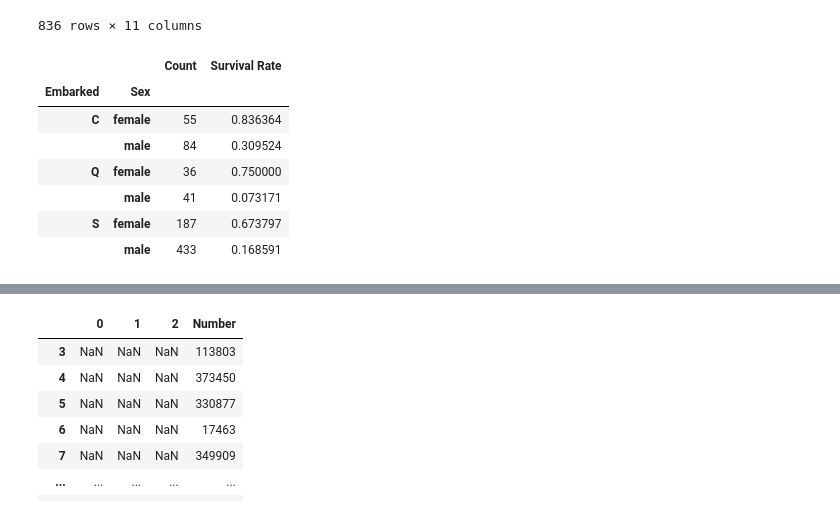
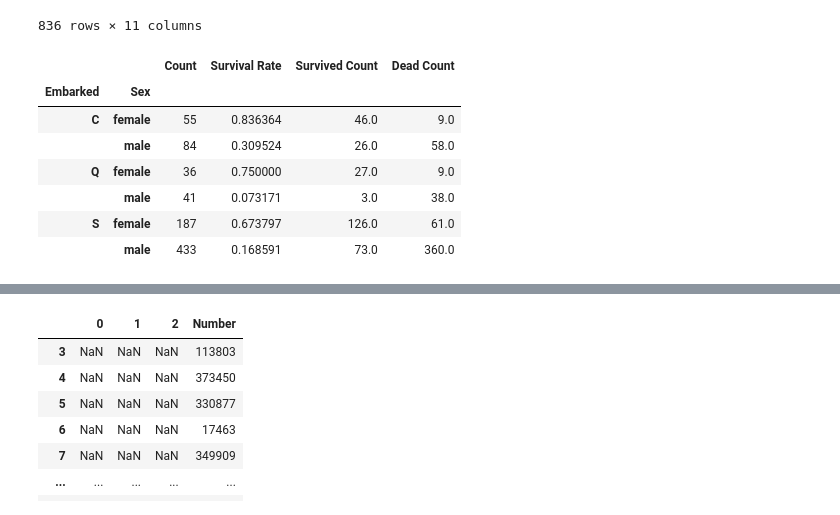
Before and after one commit to sydneycally-inclane-2812/titanic-survival-analysis, a Jupyter notebook: titanicSurvivalAnalysis.ipynb, the cells around one changed output, grey strips where cells are left out. Saved outputs shown, nothing was run; the diff lists cells and outputs as text; code cells hidden in the pictures.

```diff
--- a/titanicSurvivalAnalysis.ipynb
+++ b/titanicSurvivalAnalysis.ipynb
@@ -285,18 +285,19 @@ memory usage: 78.4+ KB
 836 rows × 11 columns
 # %%
 # Group by 'Embarked' and 'Sex', then calculate the count and survival rate for each group
-grouped_data = data_total1_df2.groupby(['Embarked', 'Sex']).agg({'Survived': ['count', 'mean']})
-grouped_data.columns = ['Count', 'Survival Rate']
+grouped_data = data_total1_df2.groupby(['Embarked', 'Sex']).agg({'Survived': ['count', 'mean', 'sum']})
+grouped_data["dead"] =  grouped_data["Survived"]["count"] - grouped_data["Survived"]["sum"]
+grouped_data.columns = ['Count', 'Survival Rate', "Survived Count", "Dead Count"]
 grouped_data
 # %% [output]
-|  |  | Count | Survival Rate |
-| Embarked | Sex |  |  |
-| C | female | 55 | 0.836364 |
-|  | male | 84 | 0.309524 |
-| Q | female | 36 | 0.750000 |
-|  | male | 41 | 0.073171 |
-| S | female | 187 | 0.673797 |
-|  | male | 433 | 0.168591 |
+|  |  | Count | Survival Rate | Survived Count | Dead Count |
+| Embarked | Sex |  |  |  |  |
+| C | female | 55 | 0.836364 | 46.0 | 9.0 |
+|  | male | 84 | 0.309524 | 26.0 | 58.0 |
+| Q | female | 36 | 0.750000 | 27.0 | 9.0 |
+|  | male | 41 | 0.073171 | 3.0 | 38.0 |
+| S | female | 187 | 0.673797 | 126.0 | 61.0 |
+|  | male | 433 | 0.168591 | 73.0 | 360.0 |
 # %%
 data_total1_df3 = data_total1_df2.copy()
 data_total1_df3.sort_values(by="Ticket")
```
Also changed, not shown: parts of 11 cells of this notebook, 1 other file.
